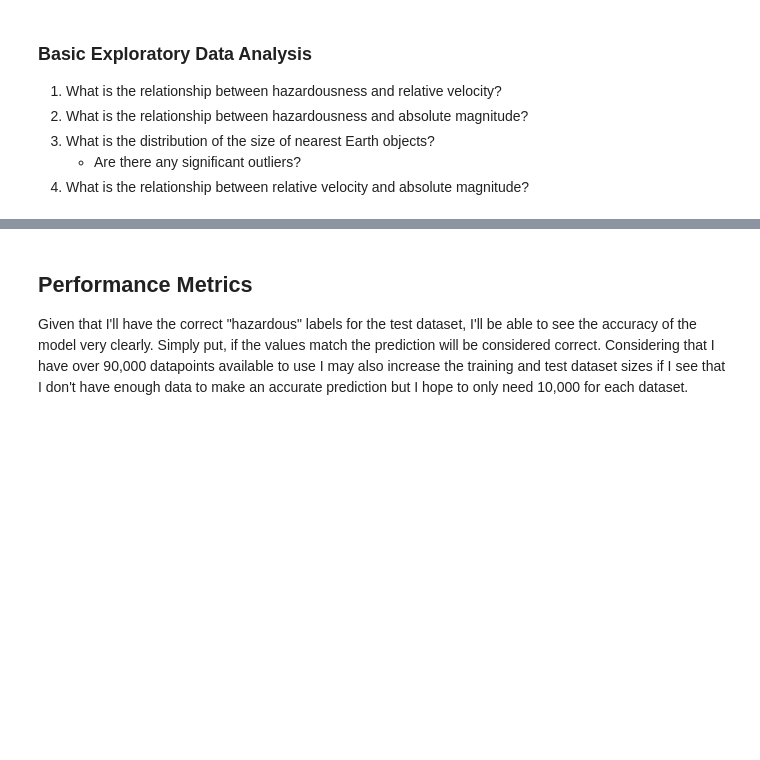
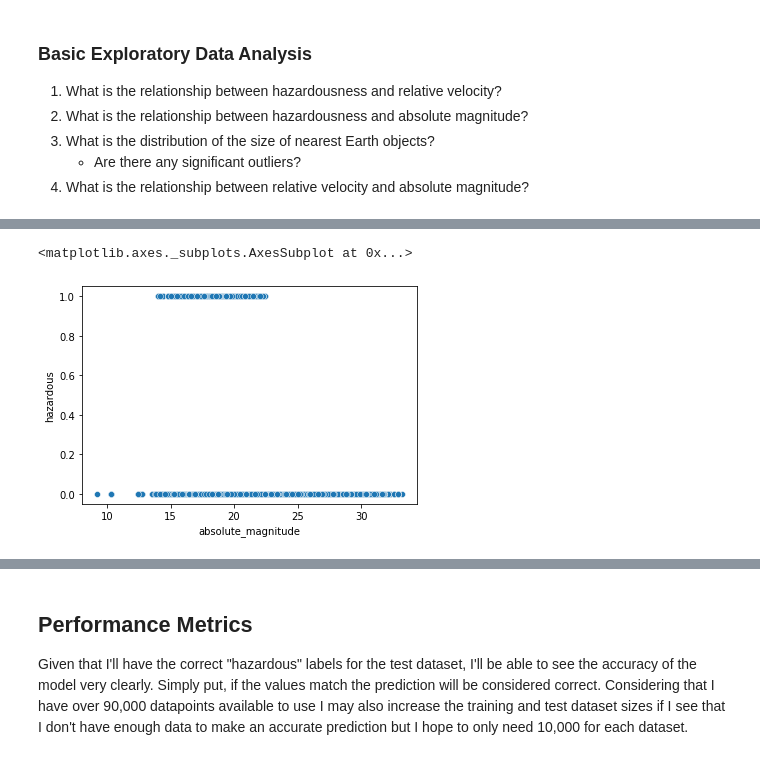
Before and after one commit to samarakoon-ryan/NASA-nearest-earth-objects-modeling, a Jupyter notebook: week1_assignment.ipynb, the cells around one changed output, grey strips where cells are left out. Drawn from its saved outputs; the diff is of its cells as text; code cells hidden in the pictures; blank space fills up the shorter version.

```diff
--- a/week1_assignment.ipynb
+++ b/week1_assignment.ipynb
@@ -22,0 +86,6 @@ Dataset Source - https://www.kaggle.com/datasets/sameepvani/nasa-nearest-earth-o
+# %%
+# plot hazardousness and absolute magnitude
+sns.scatterplot(data=neos, x='absolute_magnitude', y='hazardous')
+# %% [output]
+<matplotlib.axes._subplots.AxesSubplot at 0x...>
+[figure, added]
```
Also changed, not shown: parts of 12 cells of this notebook.
